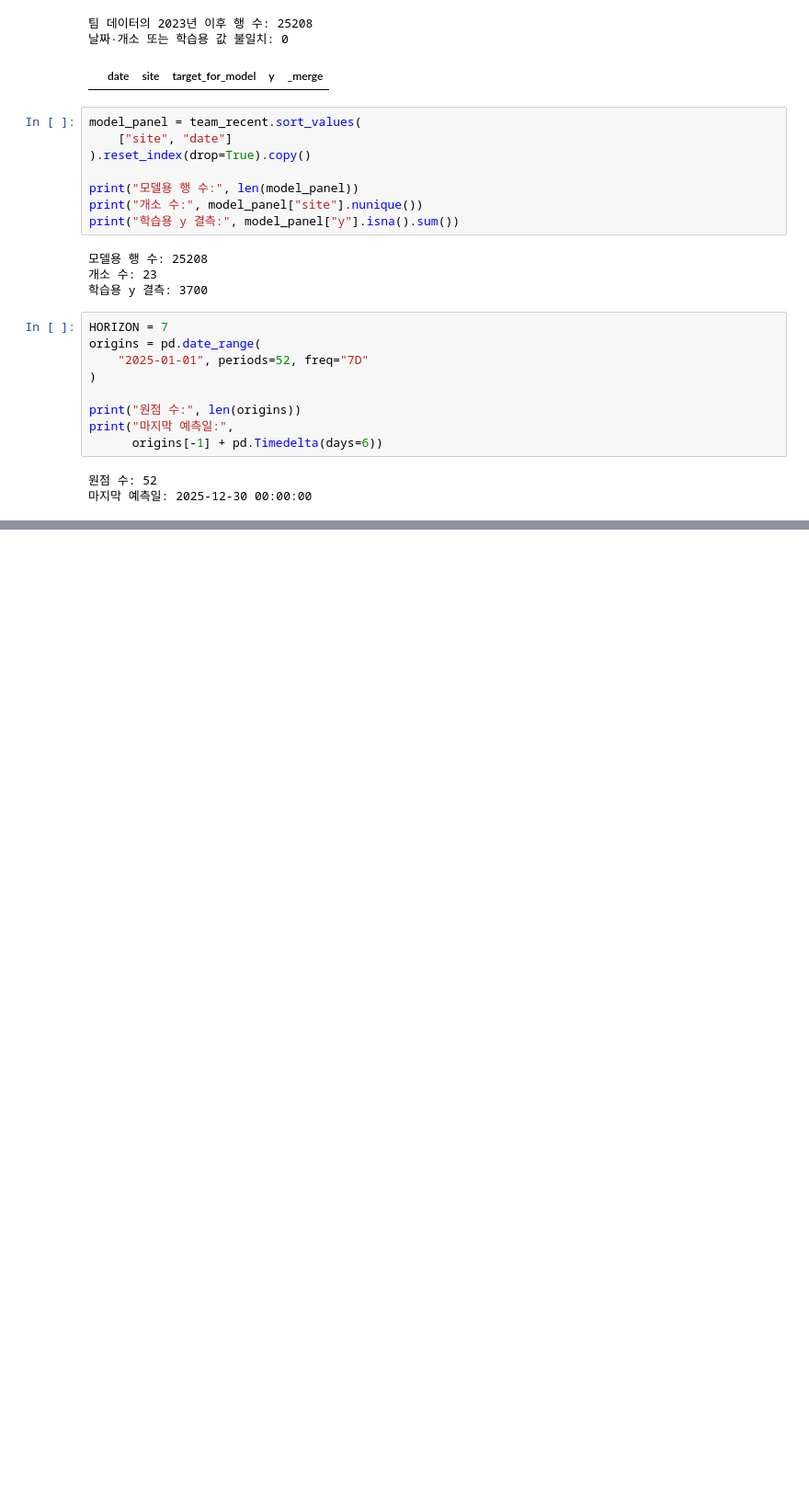
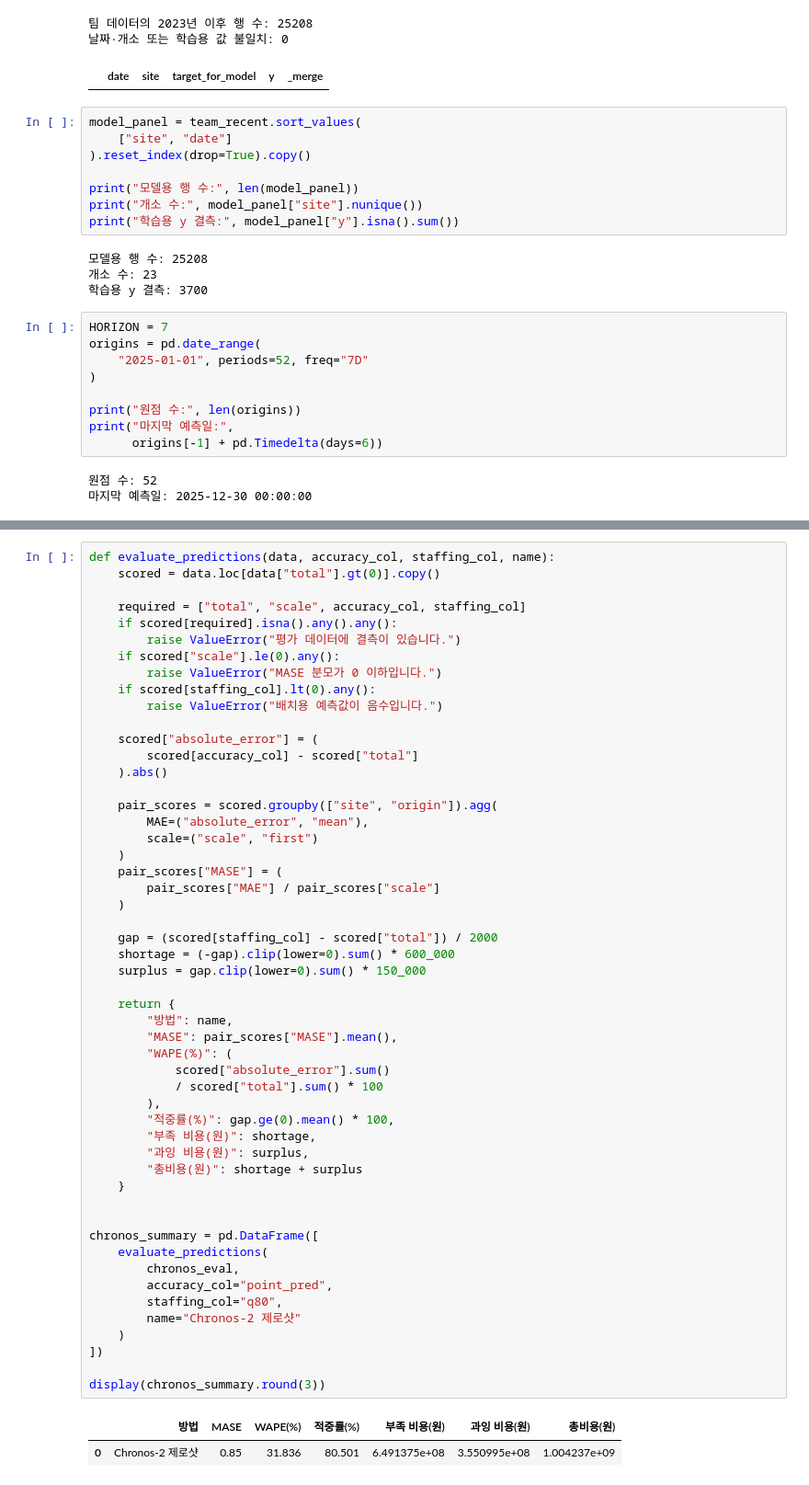
Before and after one commit to ysy3046/ai-data-bootcamp, a Jupyter notebook: project_3_data_모형_검증.ipynb, the cells around one changed output, grey strips where cells are left out. Shown at 92% size. Cells and saved outputs as stored; diff of their text form; blank space fills up the shorter version.

```diff
--- a/project_3_data_모형_검증.ipynb
+++ b/project_3_data_모형_검증.ipynb
@@ -1119,0 +1514,55 @@ print("마지막 예측일:",
+# %%
+def evaluate_predictions(data, accuracy_col, staffing_col, name):
+    scored = data.loc[data["total"].gt(0)].copy()
+
+    required = ["total", "scale", accuracy_col, staffing_col]
+    if scored[required].isna().any().any():
+        raise ValueError("평가 데이터에 결측이 있습니다.")
+    if scored["scale"].le(0).any():
+        raise ValueError("MASE 분모가 0 이하입니다.")
+    if scored[staffing_col].lt(0).any():
+        raise ValueError("배치용 예측값이 음수입니다.")
+
+    scored["absolute_error"] = (
+        scored[accuracy_col] - scored["total"]
+    ).abs()
+
+    pair_scores = scored.groupby(["site", "origin"]).agg(
+        MAE=("absolute_error", "mean"),
+        scale=("scale", "first")
+    )
+    pair_scores["MASE"] = (
+        pair_scores["MAE"] / pair_scores["scale"]
+    )
+
+    gap = (scored[staffing_col] - scored["total"]) / 2000
+    shortage = (-gap).clip(lower=0).sum() * 600_000
+    surplus = gap.clip(lower=0).sum() * 150_000
+
+    return {
+        "방법": name,
+        "MASE": pair_scores["MASE"].mean(),
+        "WAPE(%)": (
+            scored["absolute_error"].sum()
+            / scored["total"].sum() * 100
+        ),
+        "적중률(%)": gap.ge(0).mean() * 100,
+        "부족 비용(원)": shortage,
+        "과잉 비용(원)": surplus,
+        "총비용(원)": shortage + surplus
+    }
+
+
+chronos_summary = pd.DataFrame([
+    evaluate_predictions(
+        chronos_eval,
+        accuracy_col="point_pred",
+        staffing_col="q80",
+        name="Chronos-2 제로샷"
+    )
+])
+
+display(chronos_summary.round(3))
+# %% [output]
+|  | 방법 | MASE | WAPE(%) | 적중률(%) | 부족 비용(원) | 과잉 비용(원) | 총비용(원) |
+| 0 | Chronos-2 제로샷 | 0.85 | 31.836 | 80.501 | 6.491375e+08 | 3.550995e+08 | 1.004237e+09 |
```
Also changed, not shown: parts of 20 cells of this notebook.
